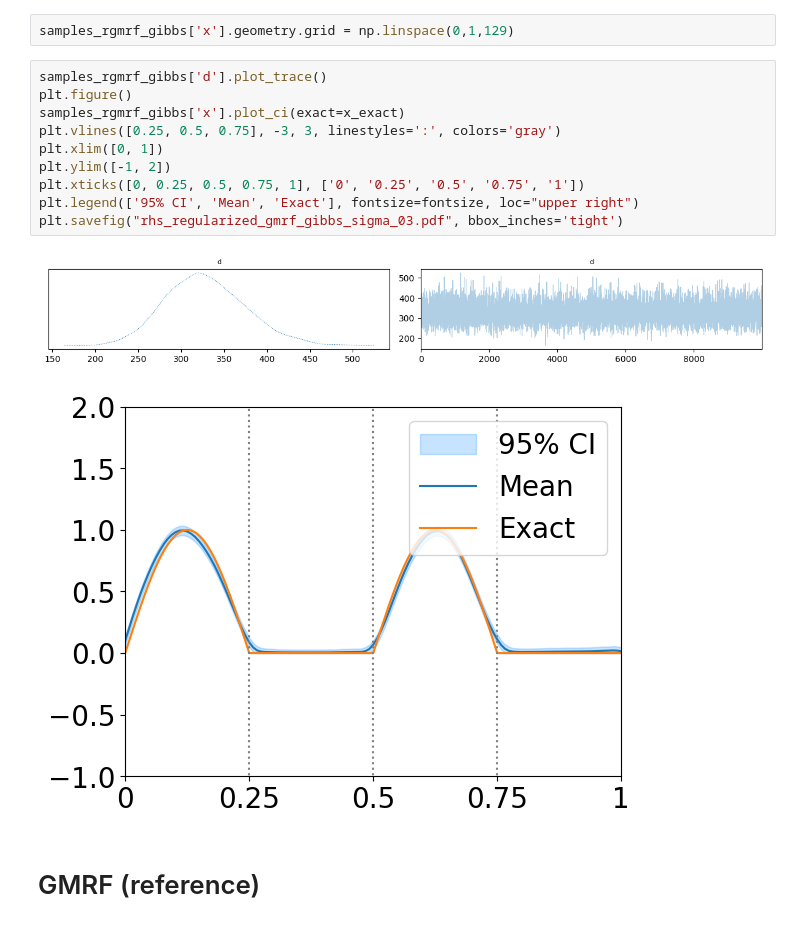
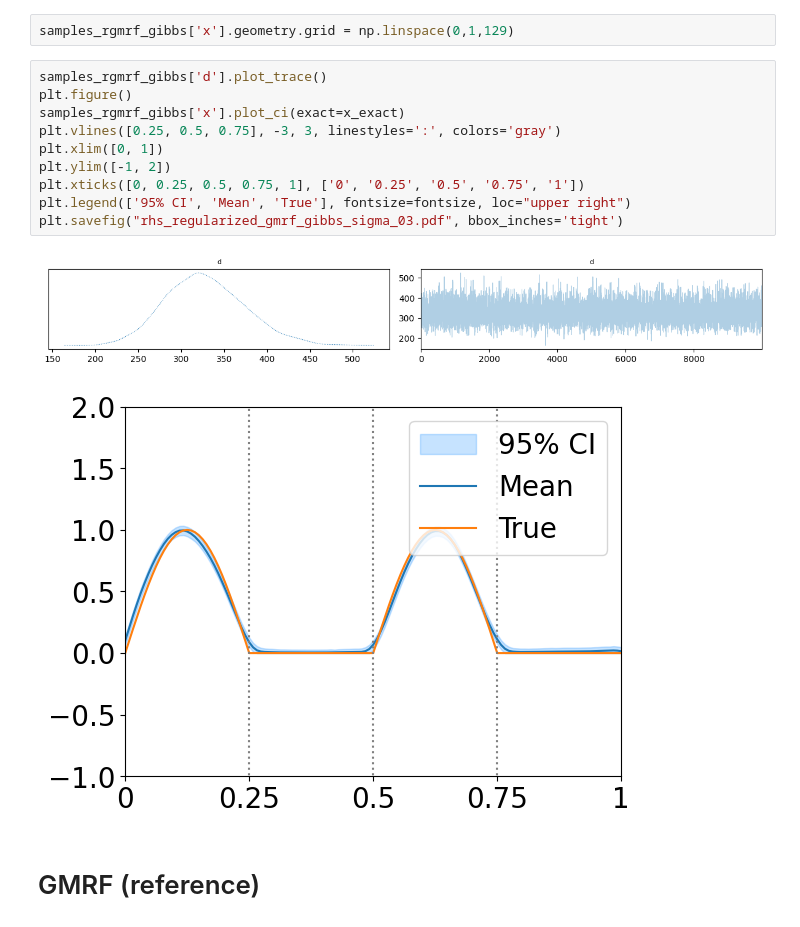
Before and after one commit to CUQI-DTU/Paper-Implicit, a Jupyter notebook: pde_source/source_1d_03.ipynb, the cells around one changed output. Saved outputs shown, nothing was run; the diff lists cells and outputs as text.

Commit message:
update plots in pde source case

```diff
--- a/pde_source/source_1d_03.ipynb
+++ b/pde_source/source_1d_03.ipynb
@@ -99,16 +99,16 @@ samples_rgmrf_gibbs['x'].geometry.grid = np.linspace(0,1,129)
 # %%
 samples_rgmrf_gibbs['d'].plot_trace()
 plt.figure()
 samples_rgmrf_gibbs['x'].plot_ci(exact=x_exact)
 plt.vlines([0.25, 0.5, 0.75], -3, 3, linestyles=':', colors='gray')
 plt.xlim([0, 1])
 plt.ylim([-1, 2])
 plt.xticks([0, 0.25, 0.5, 0.75, 1], ['0', '0.25', '0.5', '0.75', '1'])
-plt.legend(['95% CI', 'Mean', 'Exact'], fontsize=fontsize, loc="upper right")
+plt.legend(['95% CI', 'Mean', 'True'], fontsize=fontsize, loc="upper right")
 plt.savefig("rhs_regularized_gmrf_gibbs_sigma_03.pdf", bbox_inches='tight')
 # %% [output]
 [figure]
-[figure, old version]
+[figure, new version]
 # %% [markdown]
 # GMRF (reference)
 # %%
```
Also changed, not shown: parts of 1 cell of this notebook, 2 other files.
